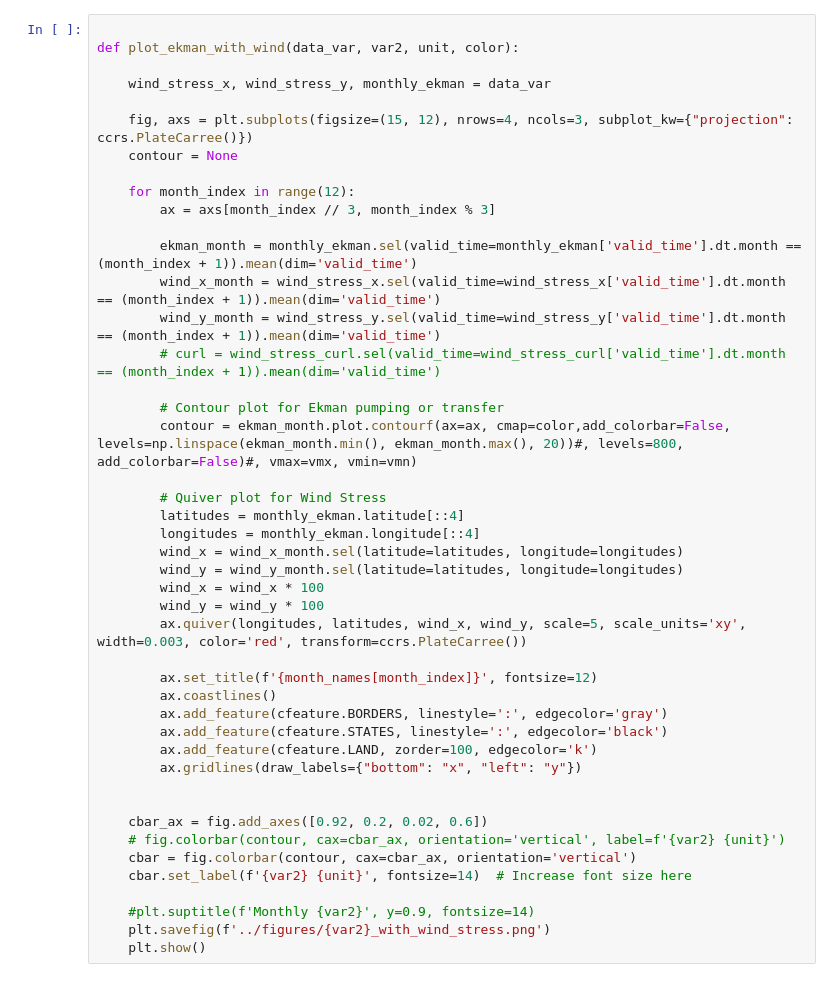
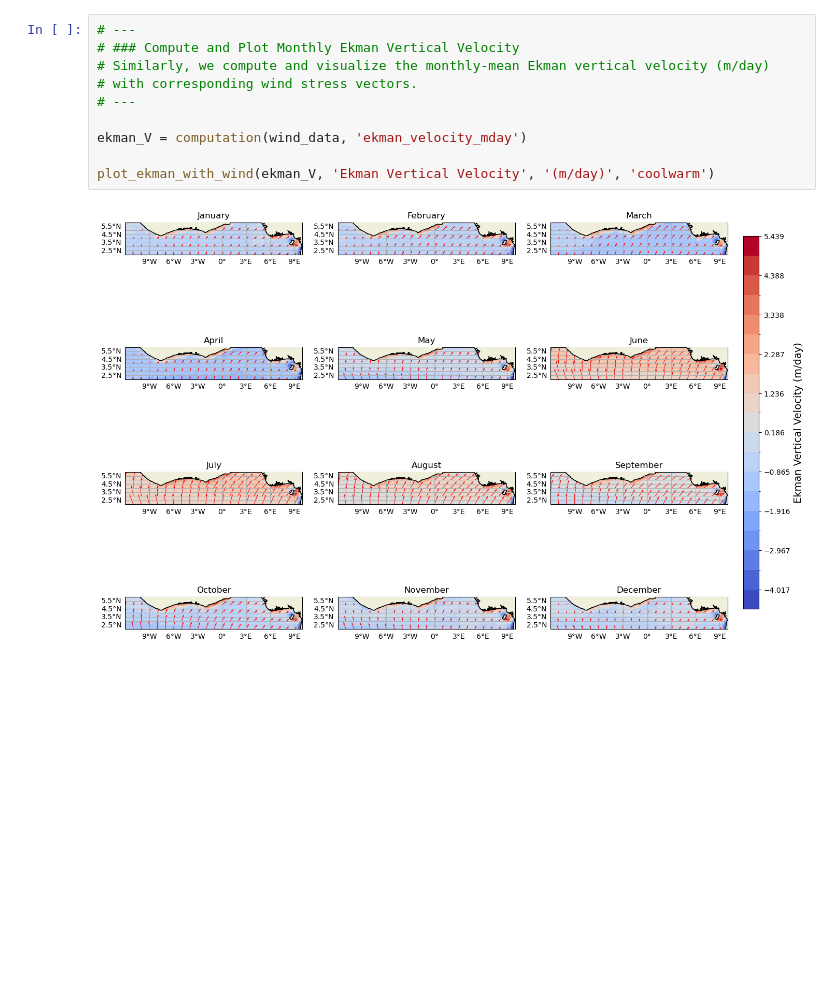
Before and after one commit to Annor-Gyimah/Coastal-Upwelling, a Jupyter notebook: notebooks/run_analysis.ipynb, the cells around one changed output. Drawn from its saved outputs; the diff is of its cells as text; blank space fills up the shorter version.

```diff
--- a/notebooks/run_analysis.ipynb
+++ b/notebooks/run_analysis.ipynb
@@ -51,45 +141,12 @@ Wall time: 1.55 s
 # %%
+# ---
+# ### Compute and Plot Monthly Ekman Vertical Velocity
+# Similarly, we compute and visualize the monthly-mean Ekman vertical velocity (m/day)
+# with corresponding wind stress vectors.
+# ---
 
-def plot_ekman_with_wind(data_var, var2, unit, color):
+ekman_V = computation(wind_data, 'ekman_velocity_mday')
 
-    wind_stress_x, wind_stress_y, monthly_ekman = data_var
-
-    fig, axs = plt.subplots(figsize=(15, 12), nrows=4, ncols=3, subplot_kw={"projection": ccrs.PlateCarree()})
-    contour = None
-
-    for month_index in range(12):
-        ax = axs[month_index // 3, month_index % 3]
-
-        ekman_month = monthly_ekman.sel(valid_time=monthly_ekman['valid_time'].dt.month == (month_index + 1)).mean(dim='valid_time')
-        wind_x_month = wind_stress_x.sel(valid_time=wind_stress_x['valid_time'].dt.month == (month_index + 1)).mean(dim='valid_time')
-        wind_y_month = wind_stress_y.sel(valid_time=wind_stress_y['valid_time'].dt.month == (month_index + 1)).mean(dim='valid_time')
-        # curl = wind_stress_curl.sel(valid_time=wind_stress_curl['valid_time'].dt.month == (month_index + 1)).mean(dim='valid_time')
-
-        # Contour plot for Ekman pumping or transfer
-        contour = ekman_month.plot.contourf(ax=ax, cmap=color,add_colorbar=False, levels=np.linspace(ekman_month.min(), ekman_month.max(), 20))#, levels=800, add_colorbar=False)#, vmax=vmx, vmin=vmn)
-
-        # Quiver plot for Wind Stress
-        latitudes = monthly_ekman.latitude[::4]
-        longitudes = monthly_ekman.longitude[::4]
-        wind_x = wind_x_month.sel(latitude=latitudes, longitude=longitudes)
-        wind_y = wind_y_month.sel(latitude=latitudes, longitude=longitudes)
-        wind_x = wind_x * 100
-        wind_y = wind_y * 100
-        ax.quiver(longitudes, latitudes, wind_x, wind_y, scale=5, scale_units='xy', width=0.003, color='red', transform=ccrs.PlateCarree())
-
-        ax.set_title(f'{month_names[month_index]}', fontsize=12)
-        ax.coastlines()
-        ax.add_feature(cfeature.BORDERS, linestyle=':', edgecolor='gray')
-        ax.add_feature(cfeature.STATES, linestyle=':', edgecolor='black')
-        ax.add_feature(cfeature.LAND, zorder=100, edgecolor='k')
-        ax.gridlines(draw_labels={"bottom": "x", "left": "y"})
-
-
-    cbar_ax = fig.add_axes([0.92, 0.2, 0.02, 0.6])
-    # fig.colorbar(contour, cax=cbar_ax, orientation='vertical', label=f'{var2} {unit}')
-    cbar = fig.colorbar(contour, cax=cbar_ax, orientation='vertical')
-    cbar.set_label(f'{var2} {unit}', fontsize=14)  # Increase font size here
-
-    #plt.suptitle(f'Monthly {var2}', y=0.9, fontsize=14)
-    plt.savefig(f'../figures/{var2}_with_wind_stress.png')
-    plt.show()
+plot_ekman_with_wind(ekman_V, 'Ekman Vertical Velocity', '(m/day)', 'coolwarm')
+# %% [output]
+[figure, added]
```
Also changed, not shown: parts of 24 cells of this notebook, 35 other files.
